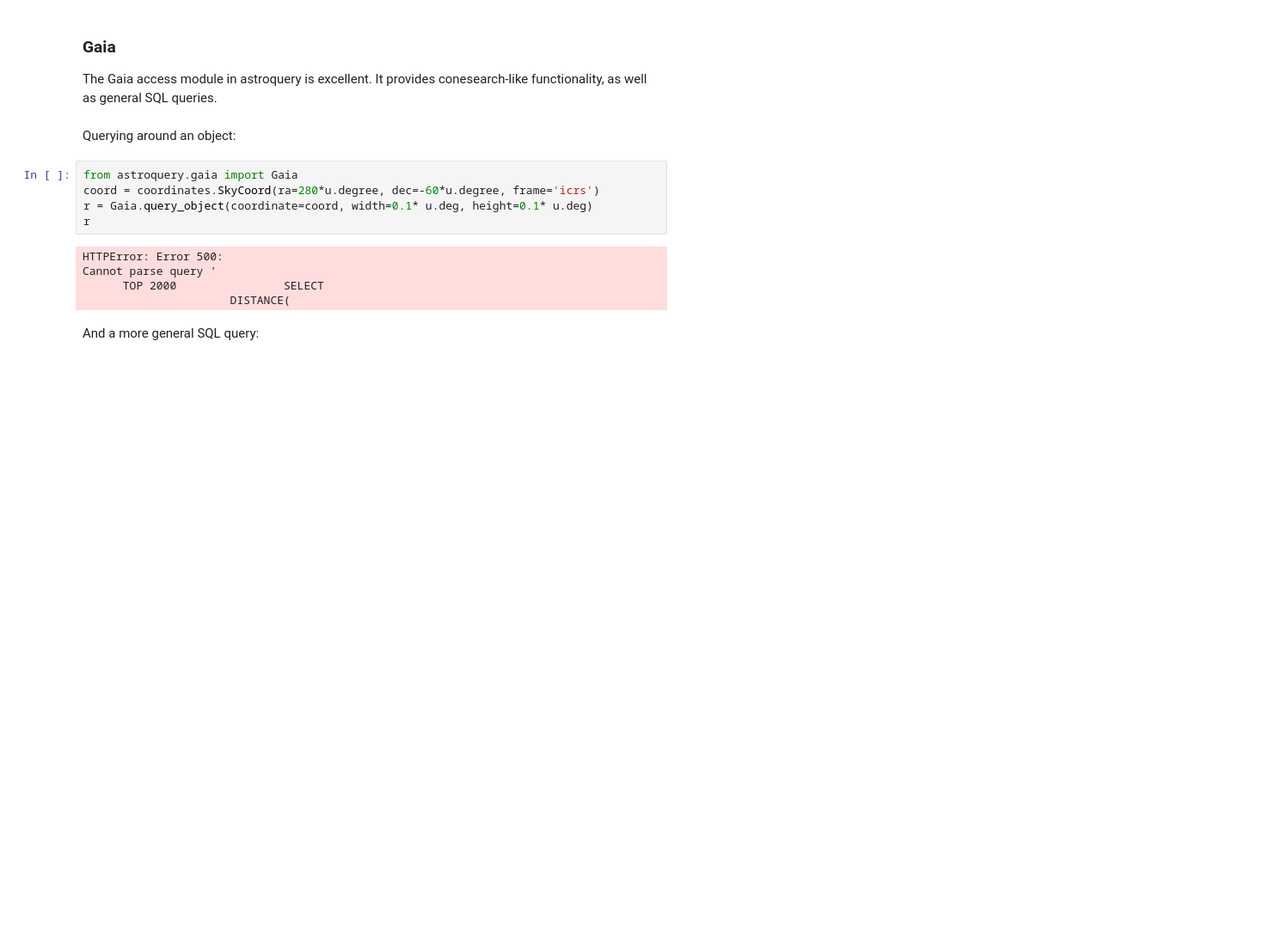
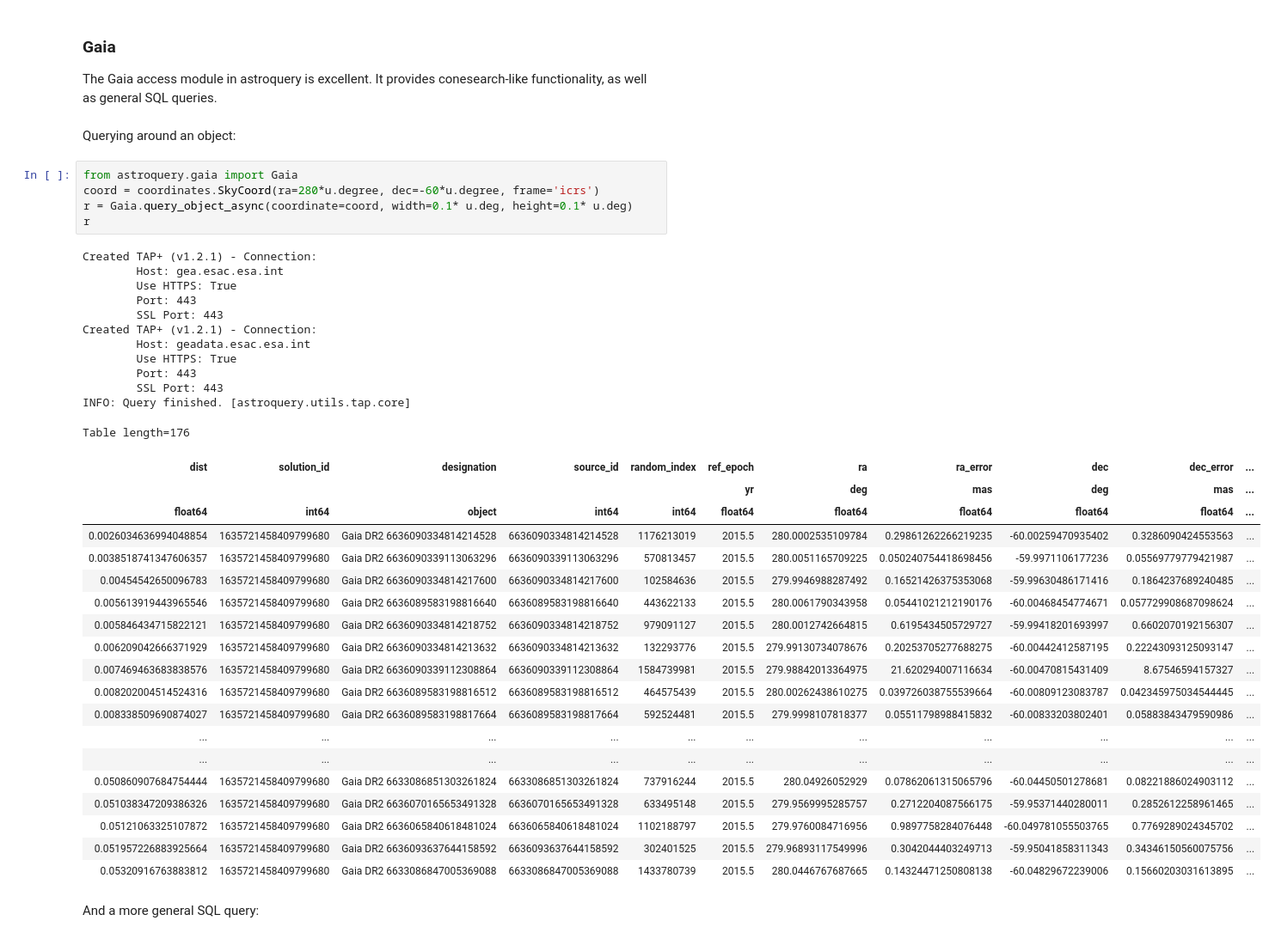
Before and after one commit to bfc5288/astr-302-w20, a Jupyter notebook: lectures/lecture-10-remote-queries/lecture-11-astroquery.ipynb, the cells around one changed output. Shown at 86% size. Drawn from its saved outputs; the diff is of its cells as text; blank space fills up the shorter version.

```diff
--- a/lectures/lecture-10-remote-queries/lecture-11-astroquery.ipynb
+++ b/lectures/lecture-10-remote-queries/lecture-11-astroquery.ipynb
@@ -421,13 +444,40 @@ Querying around an object:
 # %%
 from astroquery.gaia import Gaia
 coord = coordinates.SkyCoord(ra=280*u.degree, dec=-60*u.degree, frame='icrs')
-r = Gaia.query_object(coordinate=coord, width=0.1* u.deg, height=0.1* u.deg)
+r = Gaia.query_object_async(coordinate=coord, width=0.1* u.deg, height=0.1* u.deg)
 r
 # %% [output]
-HTTPError: Error 500:
-Cannot parse query '
-      TOP 2000                SELECT
-                      DISTANCE(
+Created TAP+ (v1.2.1) - Connection:
+        Host: gea.esac.esa.int
+        Use HTTPS: True
+        Port: 443
+        SSL Port: 443
+Created TAP+ (v1.2.1) - Connection:
+        Host: geadata.esac.esa.int
+        Use HTTPS: True
+        Port: 443
+        SSL Port: 443
+INFO: Query finished. [astroquery.utils.tap.core]
+Table length=176
+| dist | solution_id | designation | source_id | random_index | ref_epoch | ra | ra_error | dec | dec_error | ... |
+|  |  |  |  |  | yr | deg | mas | deg | mas | ... |
+| float64 | int64 | object | int64 | int64 | float64 | float64 | float64 | float64 | float64 | ... |
+| 0.0026034636994048854 | 1635721458409799680 | Gaia DR2 6636090334814214528 | 6636090334814214528 | 1176213019 | 2015.5 | 280.0002535109784 | 0.29861262266219235 | -60.00259470935402 | 0.3286090424553563 | ... |
+| 0.0038518741347606357 | 1635721458409799680 | Gaia DR2 6636090339113063296 | 6636090339113063296 | 570813457 | 2015.5 | 280.0051165709225 | 0.050240754418698456 | -59.9971106177236 | 0.05569779779421987 | ... |
+| 0.00454542650096783 | 1635721458409799680 | Gaia DR2 6636090334814217600 | 6636090334814217600 | 102584636 | 2015.5 | 279.9946988287492 | 0.16521426375353068 | -59.99630486171416 | 0.1864237689240485 | ... |
+| 0.005613919443965546 | 1635721458409799680 | Gaia DR2 6636089583198816640 | 6636089583198816640 | 443622133 | 2015.5 | 280.0061790343958 | 0.05441021212190176 | -60.00468454774671 | 0.057729908687098624 | ... |
+| 0.005846434715822121 | 1635721458409799680 | Gaia DR2 6636090334814218752 | 6636090334814218752 | 979091127 | 2015.5 | 280.0012742664815 | 0.6195434505729727 | -59.99418201693997 | 0.6602070192156307 | ... |
+| 0.006209042666371929 | 1635721458409799680 | Gaia DR2 6636090334814213632 | 6636090334814213632 | 132293776 | 2015.5 | 279.99130734078676 | 0.20253705277688275 | -60.00442412587195 | 0.22243093125093147 | ... |
+| 0.007469463683838576 | 1635721458409799680 | Gaia DR2 6636090339112308864 | 6636090339112308864 | 1584739981 | 2015.5 | 279.98842013364975 | 21.620294007116634 | -60.00470815431409 | 8.67546594157327 | ... |
+| 0.008202004514524316 | 1635721458409799680 | Gaia DR2 6636089583198816512 | 6636089583198816512 | 464575439 | 2015.5 | 280.00262438610275 | 0.039726038755539664 | -60.00809123083787 | 0.042345975034544445 | ... |
+| 0.008338509690874027 | 1635721458409799680 | Gaia DR2 6636089583198817664 | 6636089583198817664 | 592524481 | 2015.5 | 279.9998107818377 | 0.05511798988415832 | -60.00833203802401 | 0.05883843479590986 | ... |
+| ... | ... | ... | ... | ... | ... | ... | ... | ... | ... | ... |
+| ... | ... | ... | ... | ... | ... | ... | ... | ... | ... | ... |
+| 0.050860907684754444 | 1635721458409799680 | Gaia DR2 6633086851303261824 | 6633086851303261824 | 737916244 | 2015.5 | 280.04926052929 | 0.07862061315065796 | -60.04450501278681 | 0.08221886024903112 | ... |
+| 0.051038347209386326 | 1635721458409799680 | Gaia DR2 6636070165653491328 | 6636070165653491328 | 633495148 | 2015.5 | 279.9569995285757 | 0.2712204087566175 | -59.95371440280011 | 0.2852612258961465 | ... |
+| 0.05121063325107872 | 1635721458409799680 | Gaia DR2 6636065840618481024 | 6636065840618481024 | 1102188797 | 2015.5 | 279.9760084716956 | 0.9897758284076448 | -60.049781055503765 | 0.7769289024345702 | ... |
+| 0.051957226883925664 | 1635721458409799680 | Gaia DR2 6636093637644158592 | 6636093637644158592 | 302401525 | 2015.5 | 279.96893117549996 | 0.3042044403249713 | -59.95041858311343 | 0.34346150560075756 | ... |
+| 0.05320916763883812 | 1635721458409799680 | Gaia DR2 6633086847005369088 | 6633086847005369088 | 1433780739 | 2015.5 | 280.0446767687665 | 0.14324471250808138 | -60.04829672239006 | 0.15660203031613895 | ... |
 # %% [markdown]
 And a more general SQL query:
 # %%
```
Also changed, not shown: parts of 13 cells of this notebook.
